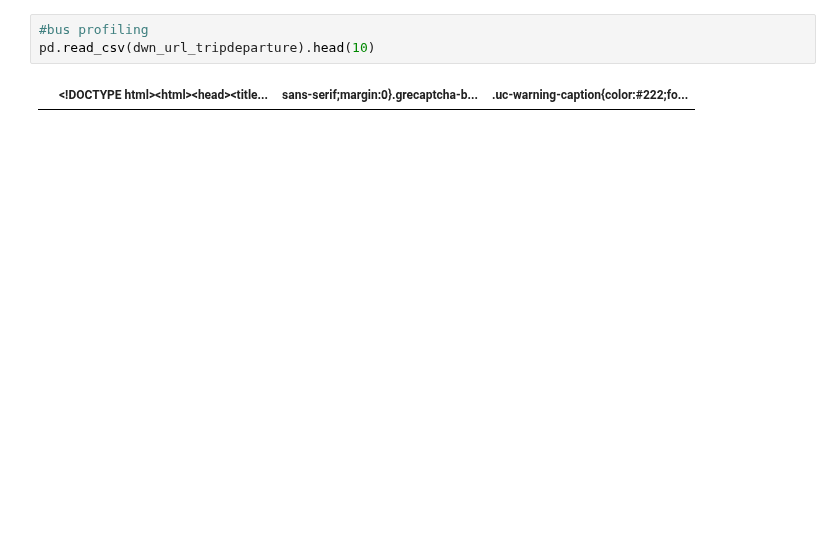
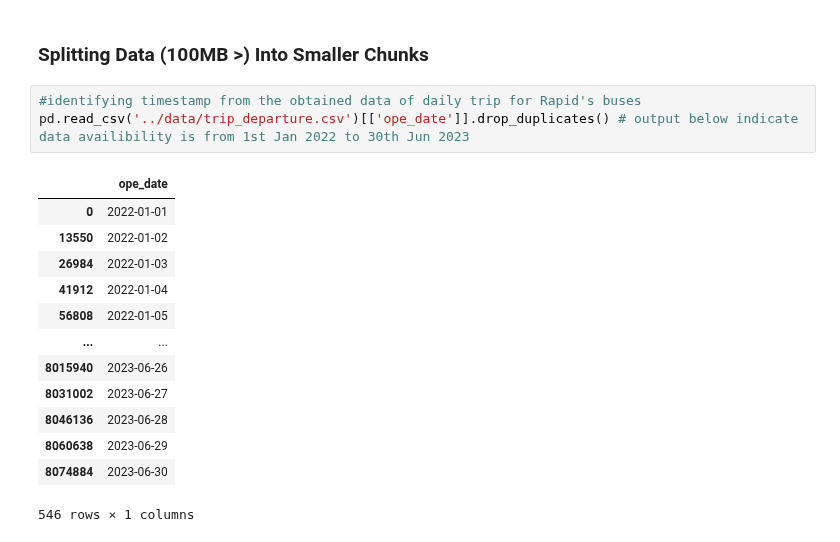
Before and after one commit to izardy/myrapid-backend, a Jupyter notebook: etl/data_exploration.ipynb, the cells around one changed output. Drawn from its saved outputs; the diff is of its cells as text; blank space fills up the shorter version.

```diff
--- a/etl/data_exploration.ipynb
+++ b/etl/data_exploration.ipynb
@@ -41,5 +46,19 @@ dwn_url_tripdeparture='https://drive.google.com/uc?id=' + file_id_tripdeparture
-# %%
-#bus profiling
-pd.read_csv(dwn_url_tripdeparture).head(10)
-# %% [output]
-|  | <!DOCTYPE html><html><head><title... | sans-serif;margin:0}.grecaptcha-b... | .uc-warning-caption{color:#222;fo... |
+# %% [markdown]
+### Splitting Data (100MB >) Into Smaller Chunks
+# %%
+#identifying timestamp from the obtained data of daily trip for Rapid's buses
+pd.read_csv('../data/trip_departure.csv')[['ope_date']].drop_duplicates() # output below indicate data availibility is from 1st Jan 2022 to 30th Jun 2023
+# %% [output]
+|  | ope_date |
+| 0 | 2022-01-01 |
+| 13550 | 2022-01-02 |
+| 26984 | 2022-01-03 |
+| 41912 | 2022-01-04 |
+| 56808 | 2022-01-05 |
+| ... | ... |
+| 8015940 | 2023-06-26 |
+| 8031002 | 2023-06-27 |
+| 8046136 | 2023-06-28 |
+| 8060638 | 2023-06-29 |
+| 8074884 | 2023-06-30 |
+546 rows × 1 columns
```
Also changed, not shown: parts of 6 cells of this notebook, 43 other files.
